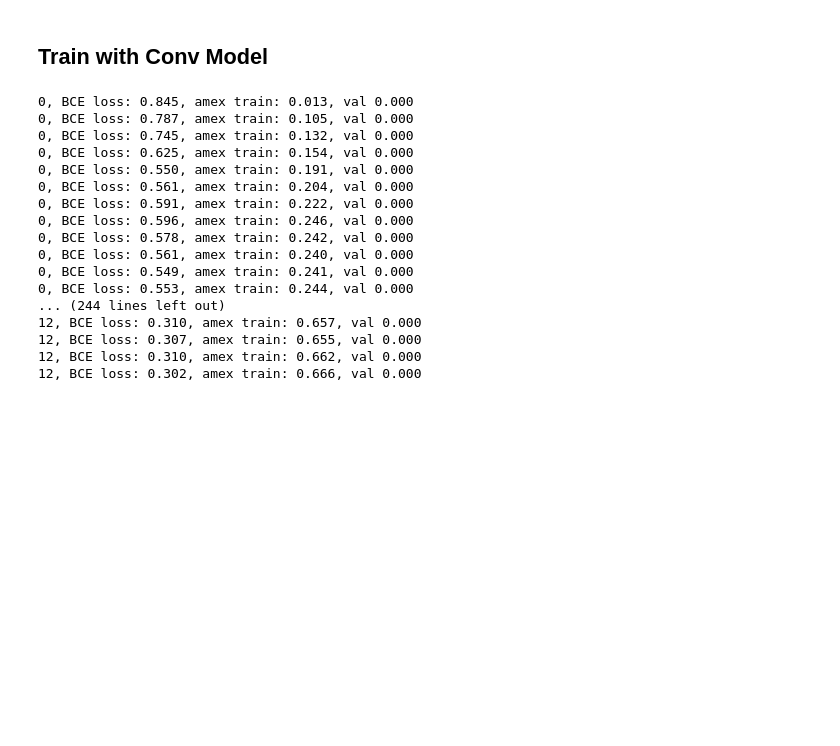
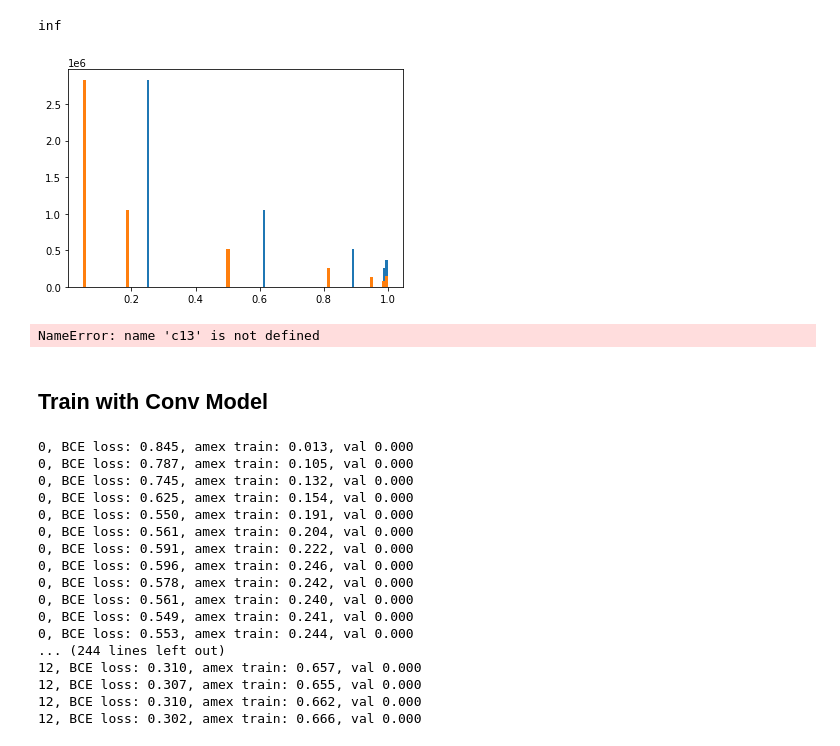
Before and after one commit to NimaMan/probability_of_deafult_prediction, a Jupyter notebook: scripts/ipynb_scripts/temp.ipynb, the cells around one changed output. Cells and saved outputs as stored; diff of their text form; code cells hidden in the pictures; blank space fills up the shorter version.

```diff
--- a/scripts/ipynb_scripts/temp.ipynb
+++ b/scripts/ipynb_scripts/temp.ipynb
@@ -21,10 +21,3 @@ train_customers = train_data.customer_ID
 train_count =  train_customers.value_counts()
 train_c13 = train_count[train_count==13].index
 train_data = train_data[train_data.customer_ID.isin(train_c13)]
-# %%
-fill_feats = []
-for c in featureCols:
-        if c in ContCols:
-            if (col_info13[c]["q99"] - col_info13[c]["q1"]) != 0:
-                train_data[c] = (train_data[c] - col_info13[c]["q1"])/(col_info13[c]["q99"] - col_info13[c]["q1"])
-                fill_feats.append((col_info13[c]["mean"] - col_info13[c]["q1"])/(col_info13[c]["q99"] - col_info13[c]["q1"]))
@@ -35,3 +70,62 @@ preds = torch.cat(preds, dim=0)
+# %%
+c = "R_13"
+d = train_data["R_13"]
+# %%
+slope
+# %% [output]
+inf
+# %%
+a = ((d - col_info13["R_13"][f"mean_{lb}_{ub}"])/col_info13["R_13"][f"std_{lb}_{ub}"])
+# %%
+from scipy.stats import norm
+_ = plt.hist(norm.cdf(a), bins=100)
+_ = plt.hist(1/(1 + np.exp(slope*(mid_point - d))), bins=100)
+# %% [output]
+[figure, added]
+# %%
+    cols = featureCols
+
+    if train_data is None:
+        train_data = pd.read_parquet(TRAINDATA)
+    if c13:
+        train_customers = train_data.customer_ID
+        train_count =  train_customers.value_counts()
+        train_c13 = train_count[train_count==13].index
+        train_data = train_data[train_data.customer_ID.isin(train_c13)]
+        col_info_name = f"{col_info_name}13"
+
+    for cat_col in CATCOLS:
+        encoder = LabelEncoder()
+        train_data[cat_col] = encoder.fit_transform(train_data[cat_col])
+
+    col_info = {}
+    for c in cols:
+        col_info[c] = {}
+        d = train_data[c]
+        q2 = d.quantile(0.02)
+        q98 = d.quantile(0.98)
+        q5 = d.quantile(0.05)
+        q95 = d.quantile(0.95)
+
+        col_min_val = d.min()
+        col_max_val = d.max()
+        hist = np.histogram(d, range=[q2, q98], density=True, bins=100)
+
+        col_info[c]["num_nan"] = 1 - d.dropna().shape[0]/d.shape[0]
+        col_info[c]["q2"] = q2
+        col_info[c]["q98"] = q98
+        col_info[c]["q1"] = d.quantile(0.01)
+        col_info[c]["q99"] = d.quantile(0.99)
+
+        col_info[c]["min"] = col_min_val
+        col_info[c]["max"] = col_max_val
+        col_info[c]["mean"] = d.mean()
+        col_info[c]["median"] = d.quantile(0.5)
+        col_info[c]["hist"] = hist
+        col_info[c]["max_prob_mass"] = hist[0].max()
+        col_info[c]["num_nonzero_bins"] = np.count_nonzero(hist[0])
+# %% [output]
+NameError: name 'c13' is not defined
 # %%
 nzs = []
 dist_col_27 = []
```
Also changed, not shown: parts of 8 cells of this notebook, 9 other files.
